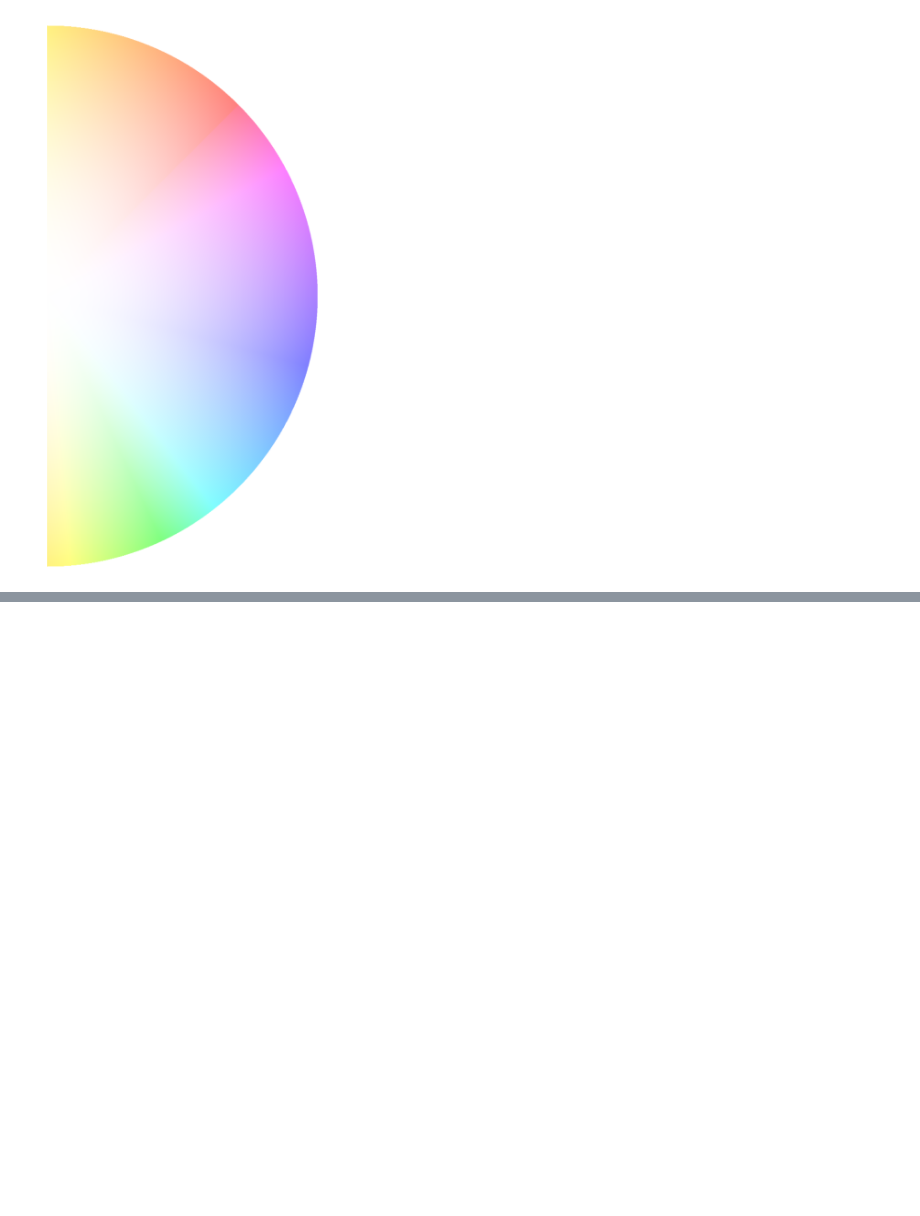
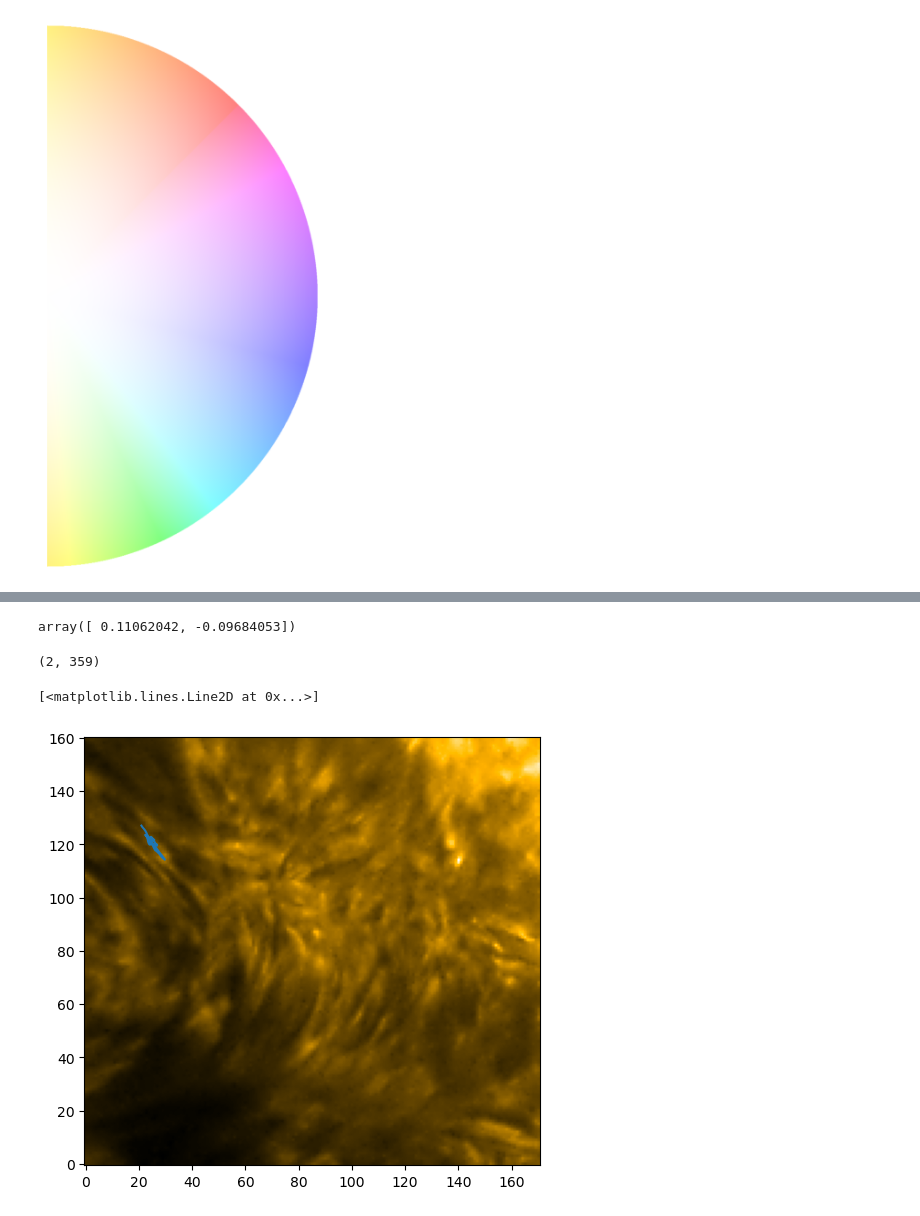
Before and after one commit to yjzhu-solar/EIS_DKIST_SolO, a Jupyter notebook: ipynb/eui/optical_flow/eui_upflow_region_1024_visual_of.ipynb, the cells around one changed output, grey strips where cells are left out. Drawn from its saved outputs; the diff is of its cells as text; code cells hidden in the pictures; blank space fills up the shorter version.

```diff
--- a/ipynb/eui/optical_flow/eui_upflow_region_1024_visual_of.ipynb
+++ b/ipynb/eui/optical_flow/eui_upflow_region_1024_visual_of.ipynb
@@ -242,0 +245,34 @@ plt.colorbar(im2)
+# %%
+class FuncUV:
+    def __init__(self, of_array):
+        self.of_array = of_array
+        self.x = np.arange(of_array.shape[1])
+        self.y = np.arange(of_array.shape[0])
+        self.t = np.arange(of_array.shape[3])
+        self.interpolator_u = RegularGridInterpolator((self.y, self.x, self.t), of_array[:,:,1,:], bounds_error=False, fill_value=None)
+        self.interpolator_v = RegularGridInterpolator((self.y, self.x, self.t), of_array[:,:,0,:], bounds_error=False, fill_value=None)
+
+    def get_uv(self, t, a):
+        return np.array([self.interpolator_u((a[1],a[0],t)), self.interpolator_v((a[1],a[0],t))])
+# %%
+func_uv_east = FuncUV(of_east_1_array)
+# %%
+func_uv_east.get_uv(1, [25,120])
+# %% [output]
+array([ 0.11062042, -0.09684053])
+# %%
+motion_sol_east_test_1 = solve_ivp(func_uv_east.get_uv, [0, 359], [25, 120], t_eval=np.arange(0,359,1))
+# %%
+motion_sol_east_test_1.y.shape
+# %% [output]
+(2, 359)
+# %%
+fig, ax1 = plt.subplots(figsize=(5,5),layout='constrained',
+                        )
+
+ax1.imshow(denoise(eui_map_seq_coalign_crop[181].data, [5,3], Triangle),origin='lower',
+           aspect=1,cmap='sdoaia171')
+ax1.plot(motion_sol_east_test_1.y[0,:], motion_sol_east_test_1.y[1,:])
+# %% [output]
+[<matplotlib.lines.Line2D at 0x...>]
+[figure, added]
```
Also changed, not shown: parts of 15 cells of this notebook, 17 other files.
